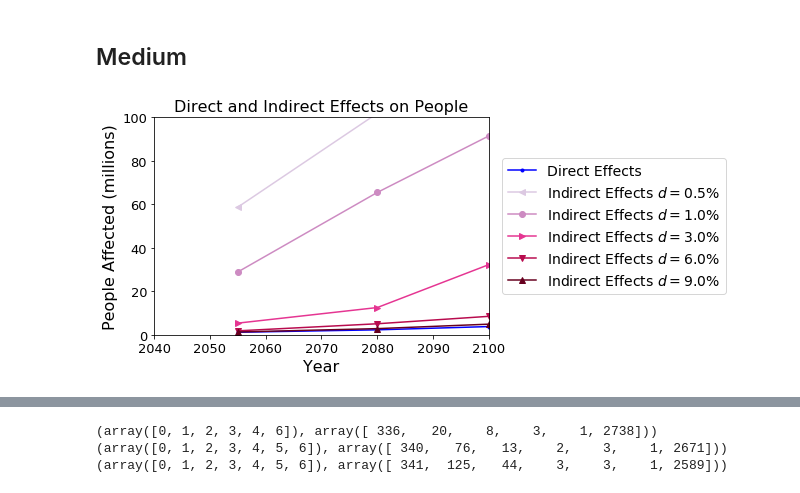
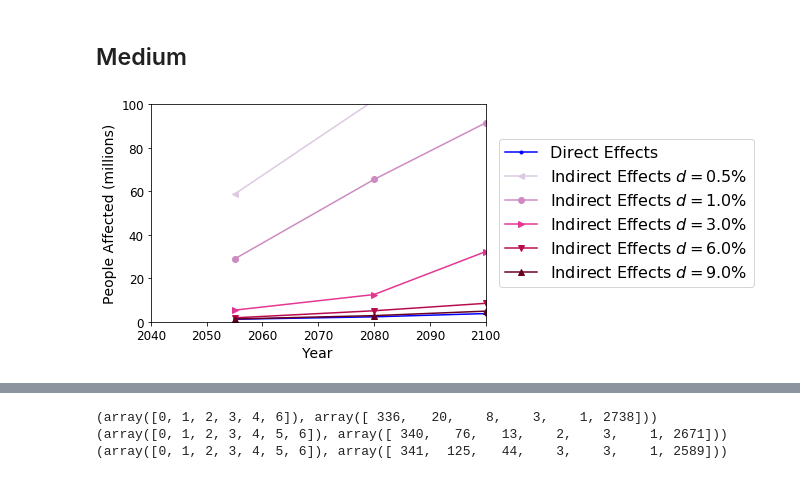
Before and after one commit to calebrob6/migration-slr, a Jupyter notebook: 08.0 - Create result figures.ipynb, the cells around one changed output, grey strips where cells are left out. Saved outputs shown, nothing was run; the diff lists cells and outputs as text; code cells hidden in the pictures.

```diff
--- a/08.0 - Create result figures.ipynb
+++ b/08.0 - Create result figures.ipynb
@@ -217,9 +226,9 @@ for i,year in enumerate(high_years):
     t_baseline_incoming =  high_baseline_migration[i].sum(axis=0)
 
     count = 0
-    for j, county in enumerate(countyList):
+    for j, county in enumerate(county_list):
         if t_affected_incoming[j] - t_baseline_incoming[j] > 0:
             count += 1
 
-    print(year, count / float(len(countyList)))
+    print(year, count / float(len(county_list)))
 # %% [output]
@@ -311,21 +331,23 @@ for i,year in enumerate(high_years):
 
     map_data = {
         county: t_affected_incoming[j] - t_baseline_incoming[j]
-        for j, county in enumerate(countyList)
+        for j, county in enumerate(county_list)
     }
     map_data["46102"] = 0
 
     differenceMap(
-        sshapefile_fn,
+        shapefile_fn,
         shapefile_key,
         map_data,
-        outputFn="output/figures/%s_difference_ablation_high_%d.png" % (model, year),
+        outputFn="output/figures/%s_difference_ablation_high_%d.tiff" % (model, year),
         #noDataColor="#0000FFFF",
         #cmap="Reds",
         bounds=[22, 49, -119, -64],
-        title="ExtRad Ablation, High %d" % (year),
+        #title="ExtRad Ablation, High %d" % (year),
         colorbarRange=(1e2, 1e6),
         logScale=True,
+        dpi=300,
+        size=(7.5,7.5/2.0),
     )
 # %% [markdown]
 # Indirect Effect Thresholds
@@ -404,8 +427,8 @@ ys_thresholds
 # %%
 thresholds = [0.5, 1.0, 3.0, 6.0, 9.0]
 labels = [
-    "Directly Affected"
-] + [">%0.1f%%" % (threshold) for threshold in thresholds] + ["Not Affected"]
+    "Directly\nAffected"
+] + [">%0.1f%%" % (threshold) for threshold in thresholds] + ["Not\nAffected"]
 
 cmap = matplotlib.colors.ListedColormap(
     ["#0000FFFF"] + [sm.to_rgba(j+1) for j in range(len(thresholds))] + ["#FFFFFFFF"],
@@ -440,7 +463,7 @@ for i, year in enumerate(high_years):
 
     map_data = {
         county: t_map[j]
-        for j, county in enumerate(countyList)
+        for j, county in enumerate(county_list)
     }
     map_data["46102"] = 6
 
@@ -450,12 +473,14 @@ for i, year in enumerate(high_years):
         shapefile_key,
         map_data,
         cmap=cmap,
-        outputFn="output/figures/%s_direct_indirect_high_%d.png" % (model, year),
+        outputFn="output/figures/%s_direct_indirect_high_%d.tiff" % (model, year),
         colorbarType=1,
         colorbarLabels=labels,
         dataToColorIdxMap=hackMapping,
         bounds=[22, 49, -119, -64],
-        title="Direct and Indirect Effects at different thresholds, High %d" % (year)
+        #title="Direct and Indirect Effects at different thresholds, High %d" % (year),
+        dpi=300,
+        size=(7.5,7.5/2.0),
     )
 # %% [output]
 (array([0, 1, 2, 3, 4, 6]), array([ 336,   19,    8,    3,    1, 2739]))
@@ -480,42 +505,43 @@ for i, year in enumerate(medium_years):
     t_affected_incoming =  medium_affected_migration[i].sum(axis=0)
     t_baseline_incoming =  medium_baseline_migration[i].sum(axis=0)
     t_increase = t_affected_incoming - t_baseline_incoming
 
     for j, threshold in enumerate(thresholds):
 
         t_pop = medium_total_pop[i].copy().reshape(-1)
         indirect_mask = t_increase > (t_pop * (threshold/100.0))
         ys_thresholds[j].append(direct_effect + (t_pop[indirect_mask].sum() / divisor))
 
 markers = [".", "<", "o", ">", "v", "^", "D"]
 cmap = matplotlib.cm.get_cmap("PuRd")
 norm = matplotlib.colors.Normalize(vmin=0,vmax=len(thresholds))
 sm = matplotlib.cm.ScalarMappable(norm=norm, cmap=cmap)
 
-plt.figure()
+width = 6
+plt.figure(figsize=(width, width * (2/3)))
 
 plt.plot(medium_years, ys_direct, color="b", marker=markers[0], label="Direct Effects")
 
 for j, threshold in enumerate(thresholds):
     plt.plot(medium_years, ys_thresholds[j], color=sm.to_rgba(j+1), marker=markers[j+1], label=r"Indirect Effects $d = %0.1f \%% $" % (threshold))
 
-plt.legend(bbox_to_anchor=(1.04,0.5), loc="center left", borderaxespad=0, fontsize=14)
+plt.legend(bbox_to_anchor=(1.04,0.5), loc="center left", borderaxespad=0, fontsize=16)
 plt.subplots_adjust(right=0.9)
 
-plt.xticks(fontsize=13)
+plt.xticks(fontsize=12)
 plt.xlim([2040,2100])
-plt.xlabel("Year", fontsize=16)
+plt.xlabel("Year", fontsize=14)
 
-plt.yticks(fontsize=13)
+plt.yticks(fontsize=12)
 plt.ylim([0,100])
-plt.ylabel("People Affected (millions)", fontsize=16)
+plt.ylabel("People Affected (millions)", fontsize=14)
 
-plt.title("Direct and Indirect Effects on People", fontsize=16)
-plt.savefig("output/figures/%s_direct_indirect_medium_plot.png" % (model), dpi=150, bbox_inches="tight")
+#plt.title("Direct and Indirect Effects on People", fontsize=16)
+plt.savefig("output/figures/%s_direct_indirect_medium_plot.tiff" % (model), dpi=300, bbox_inches="tight")
 plt.show()
 plt.close()
 # %% [output]
-[figure, old version]
+[figure, new version]
 # %%
 ys_thresholds
 # %% [output]
```
Also changed, not shown: parts of 13 cells of this notebook, 6 other files.
